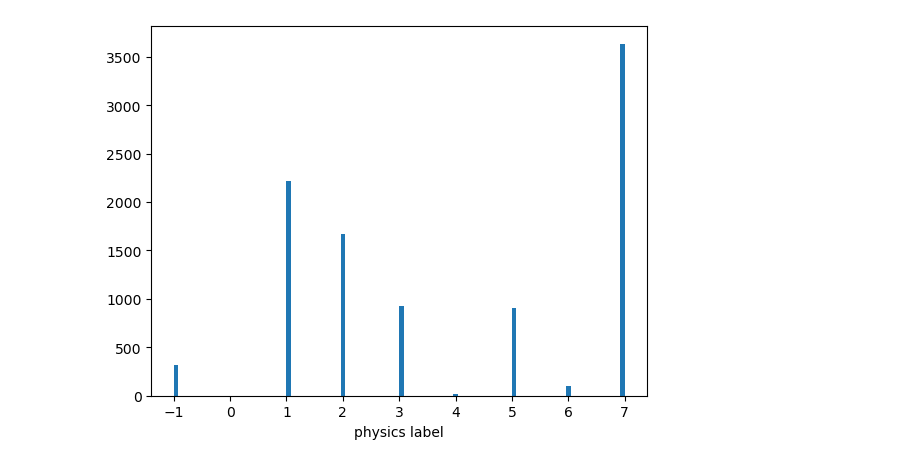
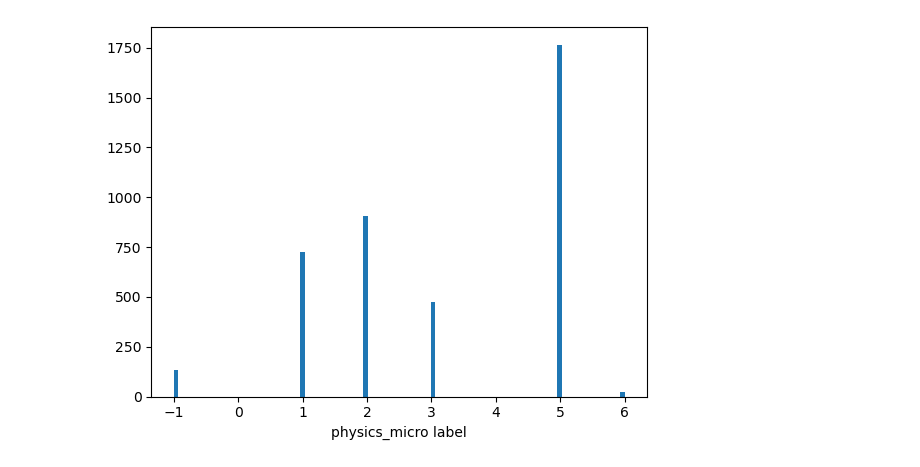
Before and after one commit to Neutron-Calibration-in-DUNE/ArrakisND, a Jupyter notebook: notebooks/test_arrakis.ipynb, the cells around one changed output. Cells and saved outputs as stored; diff of their text form; code cells hidden in the pictures.

```diff
--- a/notebooks/test_arrakis.ipynb
+++ b/notebooks/test_arrakis.ipynb
@@ -126,10 +138,16 @@ plt.show()
-# %%
-physics_labels_full = []
-for i, cloud in enumerate(arr['data'].tolist()):
-    physics_labels_full.append(arr['data'].tolist()[cloud].data['physics_label'])
+# %%
+physics_micro_labels_full = []
+for i, cloud in enumerate(arr['data'].tolist()):
+    physics_micro_labels_full.append(arr['data'].tolist()[cloud].data['physics_micro_label'])
+physics_meso_labels_full = []
+for i, cloud in enumerate(arr['data'].tolist()):
+    physics_meso_labels_full.append(arr['data'].tolist()[cloud].data['physics_meso_label'])
+physics_macro_labels_full = []
+for i, cloud in enumerate(arr['data'].tolist()):
+    physics_macro_labels_full.append(arr['data'].tolist()[cloud].data['physics_macro_label'])
 # %%
-plt.hist([item for sublist in physics_labels_full for item in sublist], bins=100)
-plt.xlabel('physics label')
+plt.hist([item for sublist in physics_micro_labels_full for item in sublist], bins=100)
+plt.xlabel('physics_micro label')
 plt.show()
 # %% [output]
-[figure, old version]
+[figure, new version]
```
Also changed, not shown: parts of 16 cells of this notebook, 4 other files.
